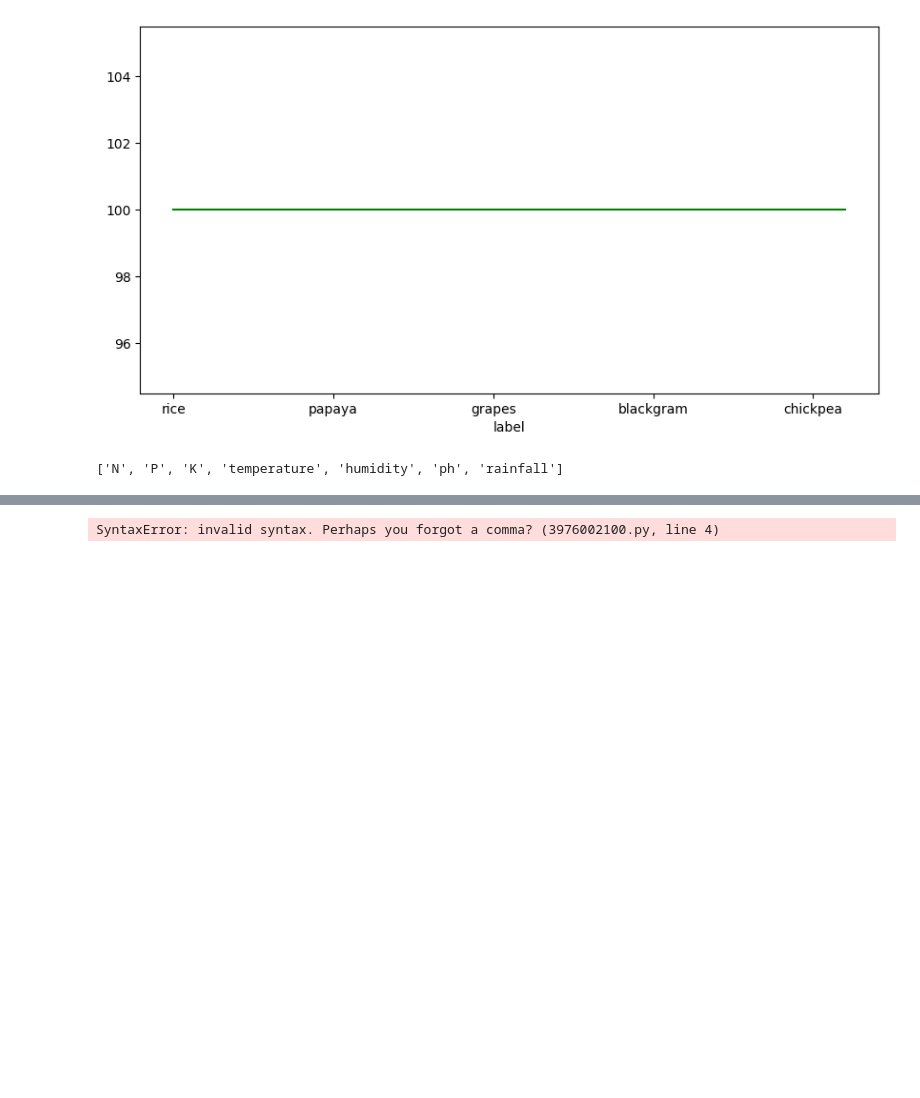
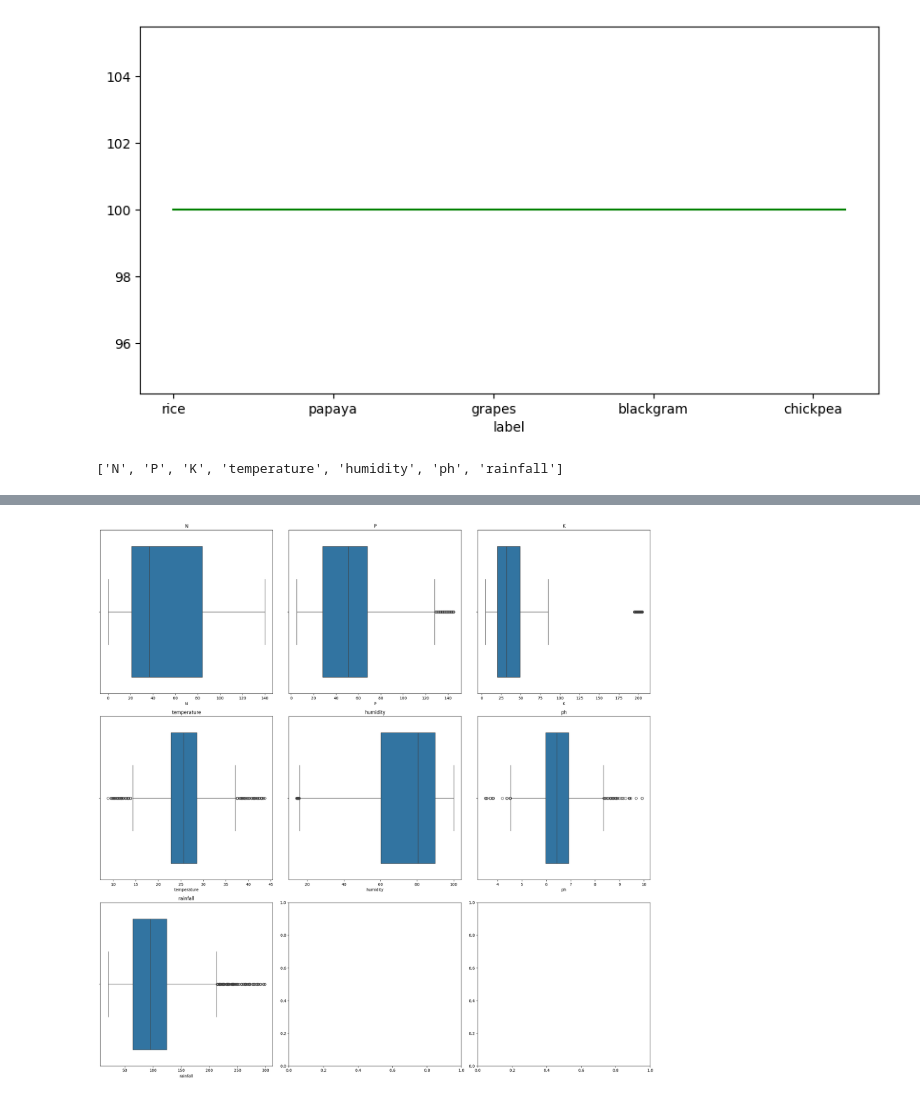
Before and after one commit to DKS2301/Crop-and-Fertilizer-Recommendation-System, a Jupyter notebook: crop.ipynb, the cells around one changed output, grey strips where cells are left out. Saved outputs shown, nothing was run; the diff lists cells and outputs as text; code cells hidden in the pictures; blank space fills up the shorter version.

```diff
--- a/crop.ipynb
+++ b/crop.ipynb
@@ -198,12 +159,12 @@ plt.show()
 # %%
 #finding outliers Box plotting
 
 import seaborn as sns
-fig, ax =subplots(3,3, figsize(20,20))
+fig, ax =subplots(3,3, figsize=(20,20))
 for i, subplot in zip(features, ax.flatten()):
-    sns.boxplot(x=i, data=crop, ax=subplot)
+    sns.boxplot(x=i, y='label',data=crop, ax=subplot)
     subplot.set_title(i)
 plt.tight_layout()
 plt.show()
 # %% [output]
-SyntaxError: invalid syntax. Perhaps you forgot a comma? (3976002100.py, line 4)
+[figure, added]
```
Also changed, not shown: parts of 12 cells of this notebook.
